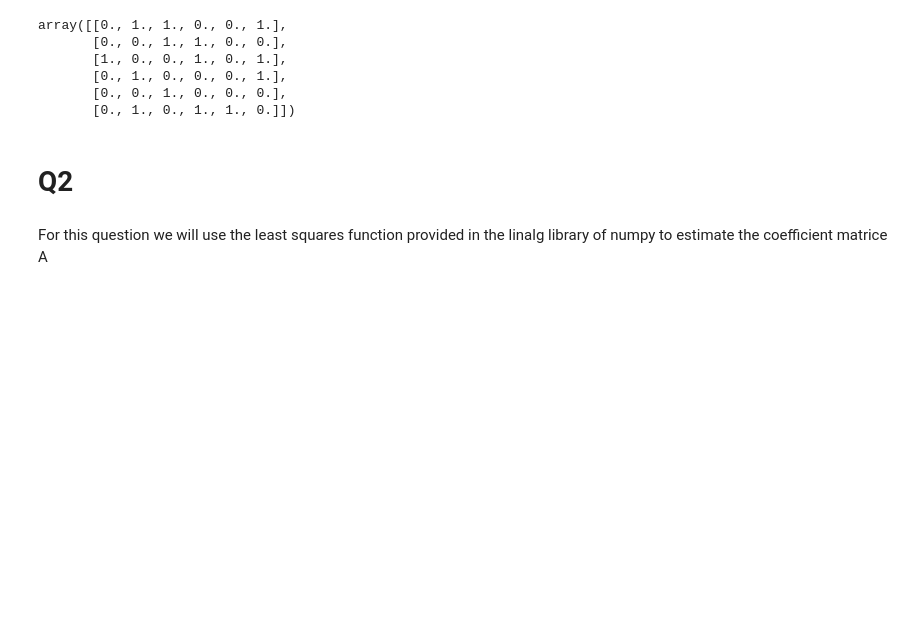
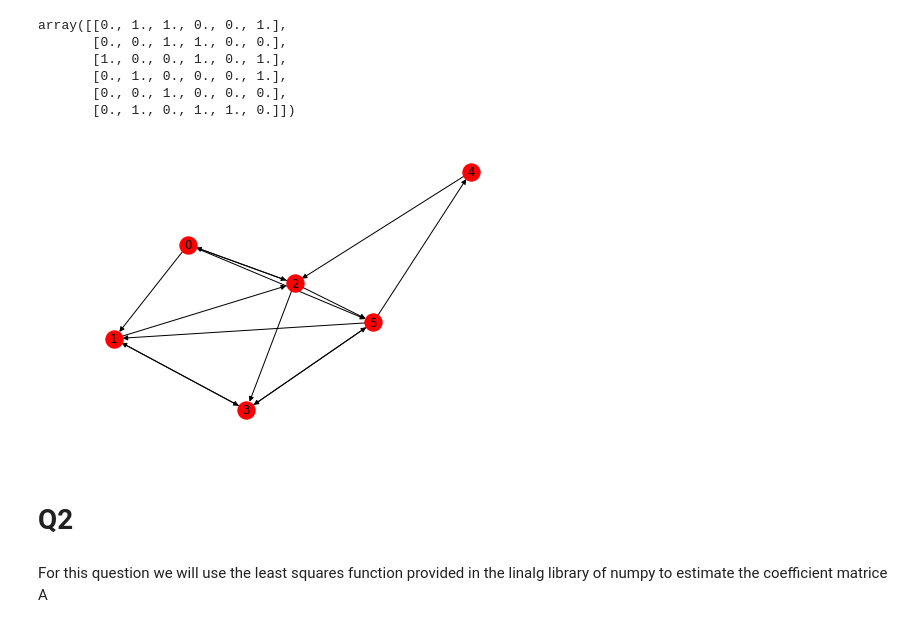
Before and after one commit to valentingarnier/networkAnalytics, a Jupyter notebook: HW3_Q3a.ipynb, the cells around one changed output. Drawn from its saved outputs; the diff is of its cells as text; code cells hidden in the pictures; blank space fills up the shorter version.

```diff
--- a/HW3_Q3a.ipynb
+++ b/HW3_Q3a.ipynb
@@ -28,6 +30,7 @@ The steps for our strategy will be as follows:
 import numpy as np
 # %%
 I = np.zeros((6,6))
+K = np.zeros((6,6))
 # %%
 import math
 from scipy.linalg import det
@@ -93,6 +128,11 @@ array([[0., 1., 1., 0., 0., 1.],
        [0., 1., 0., 0., 0., 1.],
        [0., 0., 1., 0., 0., 0.],
        [0., 1., 0., 1., 1., 0.]])
+# %%
+G=nx.from_numpy_matrix(I,create_using=nx.MultiDiGraph())
+nx.draw(G,with_labels=True)
+# %% [output]
+[figure, added]
 # %% [markdown]
 # Q2
 # %% [markdown]
```
Also changed, not shown: parts of 8 cells of this notebook, 1 other file.
